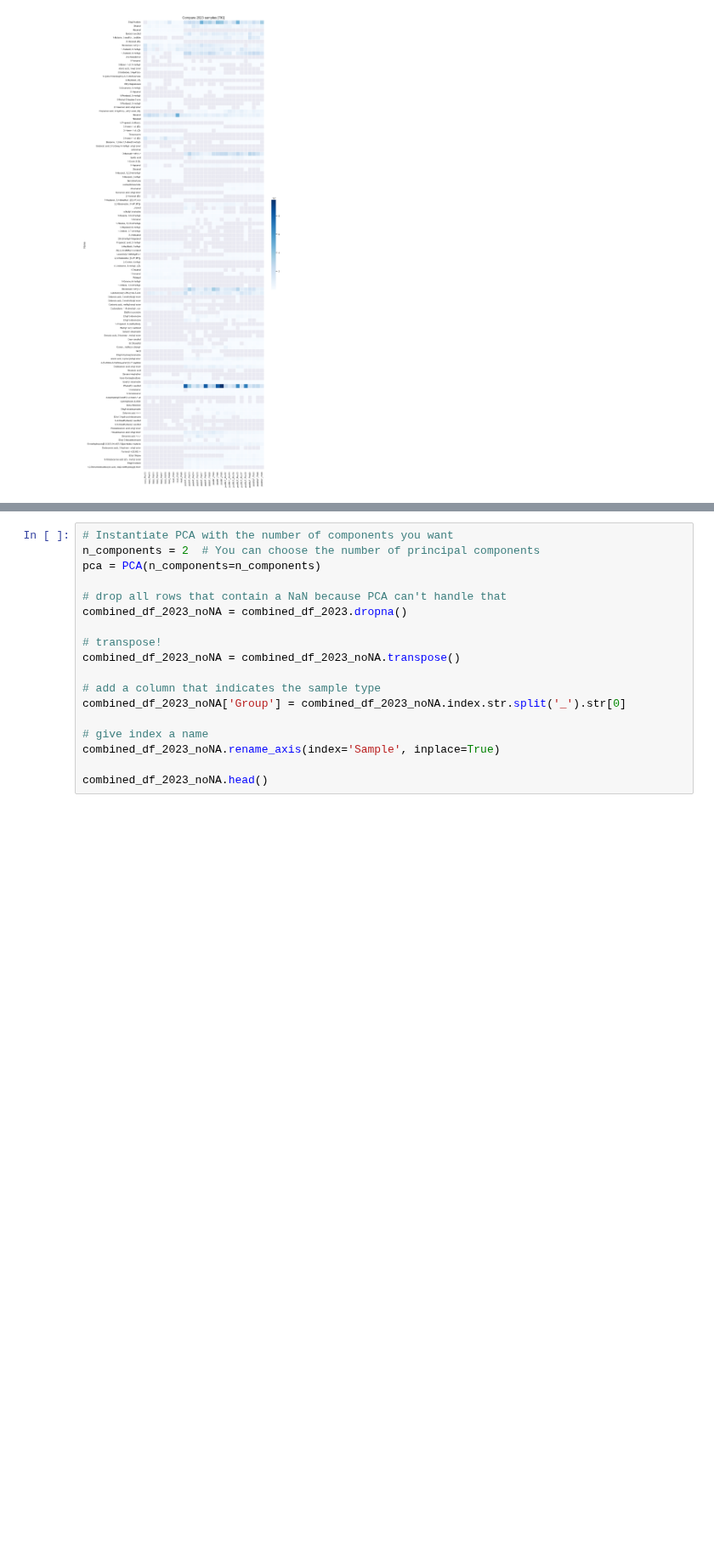
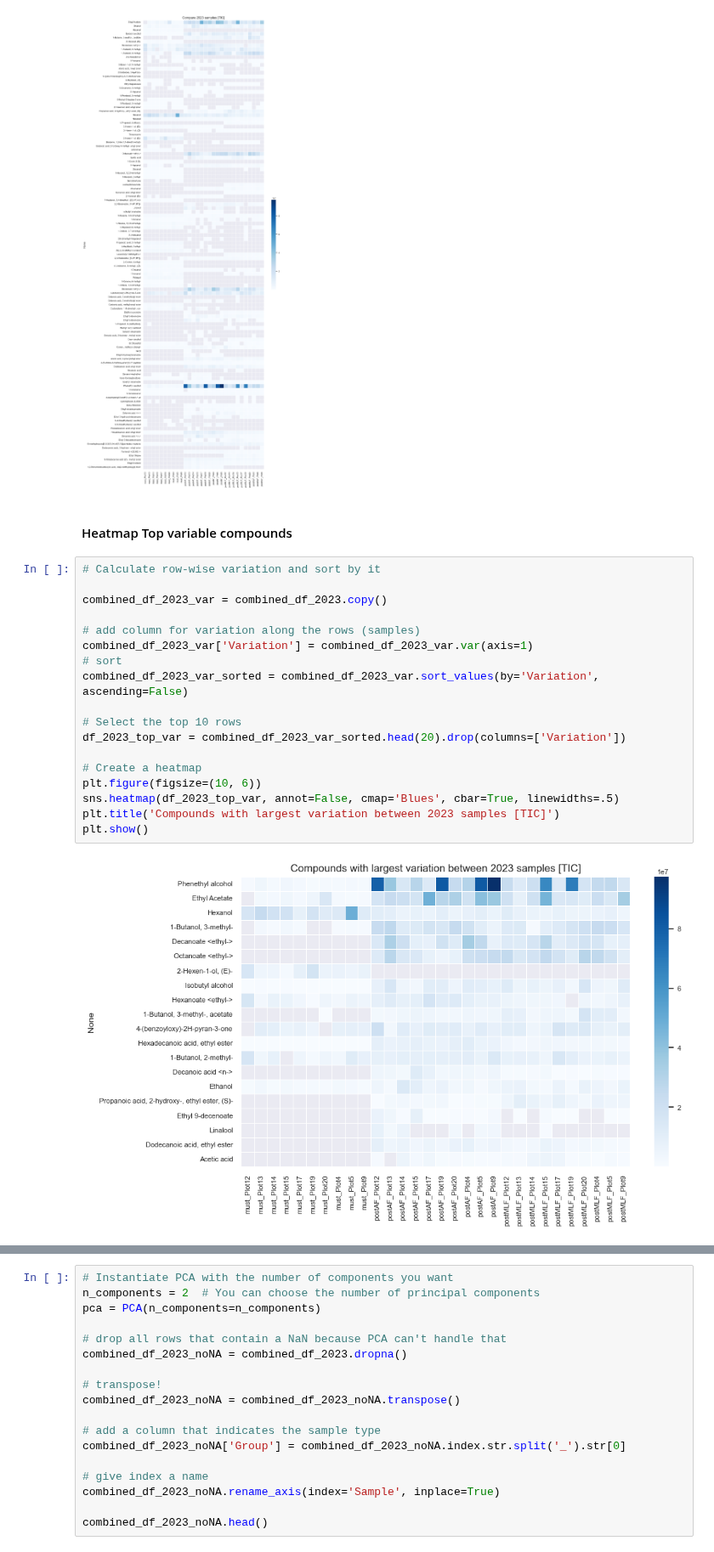
Before and after one commit to bokulich-publications/microterroir, a Jupyter notebook: GC-MS.ipynb, the cells around one changed output, grey strips where cells are left out. Shown at 85% size. Cells and saved outputs as stored; diff of their text form; blank space fills up the shorter version.

```diff
--- a/GC-MS.ipynb
+++ b/GC-MS.ipynb
@@ -254,4 +317,26 @@ plt.title('Compare 2023 samples [TIC]')
 plt.show()
 # %% [output]
 [figure]
+# %% [markdown]
+#### Heatmap Top variable compounds
+# %%
+# Calculate row-wise variation and sort by it
+
+combined_df_2023_var = combined_df_2023.copy()
+
+# add column for variation along the rows (samples)
+combined_df_2023_var['Variation'] = combined_df_2023_var.var(axis=1)
+# sort
+combined_df_2023_var_sorted = combined_df_2023_var.sort_values(by='Variation', ascending=False)
+
+# Select the top 10 rows
+df_2023_top_var = combined_df_2023_var_sorted.head(20).drop(columns=['Variation'])
+
+# Create a heatmap
+plt.figure(figsize=(10, 6))
+sns.heatmap(df_2023_top_var, annot=False, cmap='Blues', cbar=True, linewidths=.5)
+plt.title('Compounds with largest variation between 2023 samples [TIC]')
+plt.show()
+# %% [output]
+[figure, added]
 # %% [markdown]
```
Also changed, not shown: parts of 23 cells of this notebook, 3 other files.
